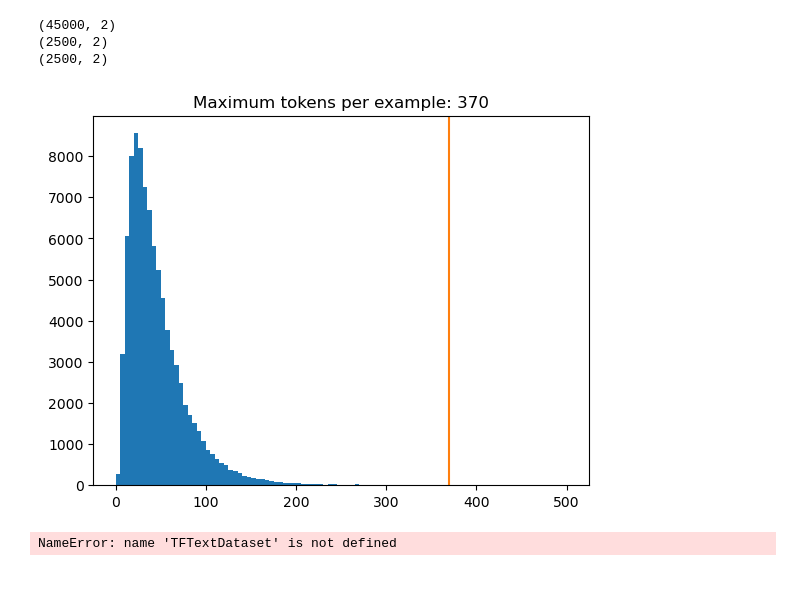
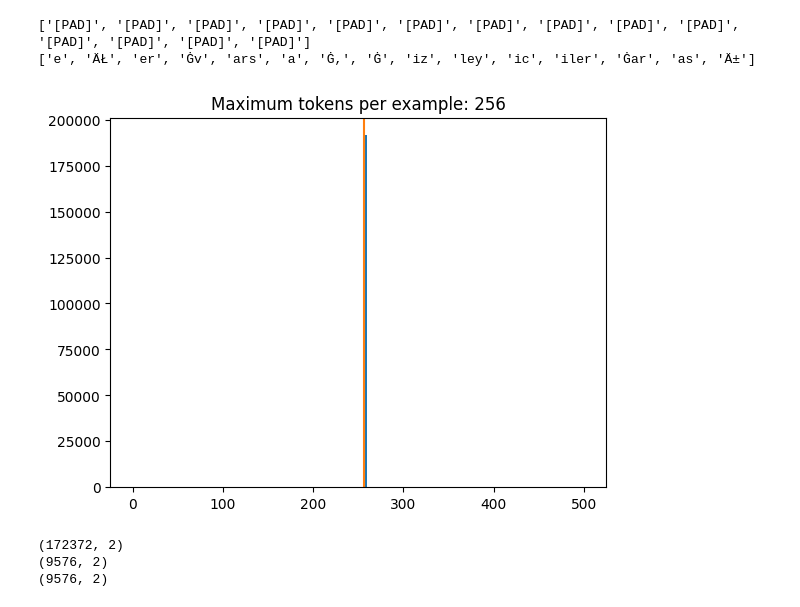
Before and after one commit to Tezzish/awsome-nlp, a Jupyter notebook: Model/training(3).ipynb, the cells around one changed output. Cells and saved outputs as stored; diff of their text form; code cells hidden in the pictures.

Commit message:
adding truncation and padding as well as unk tokens to the tokenizer

```diff
--- a/Model/training(3).ipynb
+++ b/Model/training(3).ipynb
@@ -43,6 +53,6 @@ WARNING: Running pip as the 'root' user can result in broken permissions and con
 #load the dataset
 #NOTE THAT SINCE THIS CORPUS IS ONLY IN LOWERCASE, YOU NEED TO FEED THE DATA AS LOWERCASES OR YOU WILL NOT GET *ACCURATE* TRANSLATIONS
 client = boto3.client('s3')
-df = pd.read_csv(f"s3://sagemaker-eu-west-1-755811905719/output_1686666402/part-00000-238d78a7-0c67-4db3-8634-9e919ca12ce8-c000.csv", delimiter = "\t")
+df = pd.read_csv("s3://sagemaker-translations-tr-en/data.csv", delimiter = "\t", names=['turkish','english'])
 # %%
 #verify that the dataset has been loaded
@@ -145,22 +151,43 @@ test_df = pd.DataFrame({
-# %%
-print(train_df.shape)
-print(validation_df.shape)
-print(test_df.shape)
-
-for sample in train_df['turkish'][:]:
-    lengths.append(len(sample))
-
-plt.hist(lengths, np.linspace(0, 500, 101))
-plt.ylim(plt.ylim())
-max_length = max(lengths)
-plt.plot([max_length, max_length], plt.ylim())
-plt.title(f'Maximum tokens per example: {max_length}');
-# %% [output]
-(45000, 2)
-(2500, 2)
-(2500, 2)
-[figure, removed]
 # %%
-# https://cs.stanford.edu/~zxie/textgen.pdf
+# The following function takes batches of text as input, and converts them to a format suitable for training.
+
+#     It trims each to be no longer than MAX_TOKENS.
+#     It splits the target (English) tokens into inputs and labels. These are shifted by one step so that at each input location the label is the id of the next token.
+#     It converts the RaggedTensors to padded dense Tensors.
+#     It returns an (inputs, labels) pair.
+
+# MAX_TOKENS = 128
+
+# def prepare_batch(tr):
+#     print("tr4:",tr[:2][:, :2])
+#     print("tr4ty". type(tr[:4]))
+#     # print("tr44:", tr[:4, :4])
+#     return tr[:4][:4]
+
+
+# has_nans = df['turkish_tokens'].isna().any()
+# print(has_nans)
+# has_nans = prepare_batch(df['turkish_tokens']).isna().any()
+# print(has_nans)
+# # print(prepare_batch(df['turkish_tokens']))
+
+print(df['turkish_tokens'][5138][240:254])
+print(df['turkish_tokens'][1000][:15])
+
+lengths = []
+
+for sample in df['turkish_tokens']:
+    try:
+        lengths.append(len(sample))
+    except:
+        print(sample)
+
+plt.hist(lengths, np.linspace(0, 500, 101))
+plt.ylim(plt.ylim())
+max_length = max(lengths)
+plt.plot([max_length, max_length], plt.ylim())
+plt.title(f'Maximum tokens per example: {max_length}');
 # %% [output]
-NameError: name 'TFTextDataset' is not defined
+['[PAD]', '[PAD]', '[PAD]', '[PAD]', '[PAD]', '[PAD]', '[PAD]', '[PAD]', '[PAD]', '[PAD]', '[PAD]', '[PAD]', '[PAD]', '[PAD]']
+['e', 'ÄŁ', 'er', 'Ġv', 'ars', 'a', 'Ġ,', 'Ġ', 'iz', 'ley', 'ic', 'iler', 'Ġar', 'as', 'Ä±']
+[figure, added]
@@ -166,0 +214,8 @@ NameError: name 'TFTextDataset' is not defined
+# %%
+print(train_df.shape)
+print(validation_df.shape)
+print(test_df.shape)
+# %% [output]
+(172372, 2)
+(9576, 2)
+(9576, 2)
```
Also changed, not shown: parts of 7 cells of this notebook.
